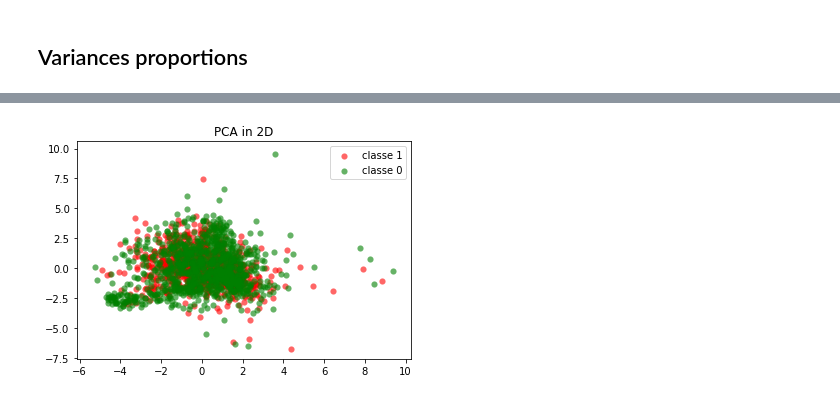
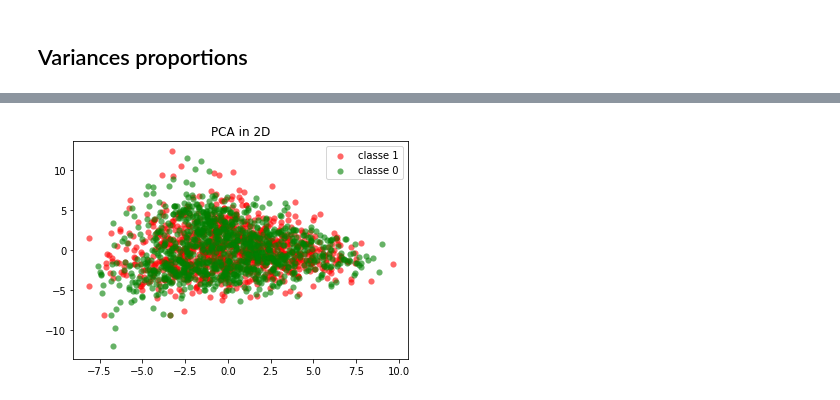
Before and after one commit to jhauret/Kaggle_KernelML_2021, a Jupyter notebook: FeaturesGeneration.ipynb, the cells around one changed output, grey strips where cells are left out. Saved outputs shown, nothing was run; the diff lists cells and outputs as text; code cells hidden in the pictures.

```diff
--- a/FeaturesGeneration.ipynb
+++ b/FeaturesGeneration.ipynb
@@ -11,23 +14,29 @@ from sklearn.decomposition import PCA
 # Load and standardize features by removing the mean and scaling to unit variance
 StandardScaler = lambda df: (df-df.mean())/df.std()
 
-XTrain0 = pd.read_csv('./data/Xtr0.csv', sep=' ', header=None)
-XTrain1 = pd.read_csv('./data/Xtr1.csv', sep=' ', header=None)
-XTrain2 = pd.read_csv('./data/Xtr2.csv', sep=' ', header=None)
+XTrain0 = pd.read_csv('./data/Xtr0_mat100.csv', sep=' ', header=None)
+XTrain1 = pd.read_csv('./data/Xtr1_mat100.csv', sep=' ', header=None)
+XTrain2 = pd.read_csv('./data/Xtr2_mat100.csv', sep=' ', header=None)
 
-XTrain0_mat100 = pd.read_csv('./data/Xtr0_mat100.csv', sep=' ', header=None)
-XTrain1_mat100 = pd.read_csv('./data/Xtr1_mat100.csv', sep=' ', header=None)
-XTrain2_mat100 = pd.read_csv('./data/Xtr2_mat100.csv', sep=' ', header=None)
-
-
-XTest0 = pd.read_csv('./data/Xte0.csv', sep=' ', header=None)
-XTest1 = pd.read_csv('./data/Xte1.csv', sep=' ', header=None)
-XTest2 = pd.read_csv('./data/Xte2.csv', sep=' ', header=None)
+# Standardize the Test features using the mean and std of the TRAIN features
+XTest0 = (pd.read_csv('./data/Xte0_mat100.csv', sep=' ', header=None)-XTrain0.mean())/XTrain0.std()
+XTest1 = (pd.read_csv('./data/Xte1_mat100.csv', sep=' ', header=None)-XTrain1.mean())/XTrain1.std()
+XTest2 = (pd.read_csv('./data/Xte2_mat100.csv', sep=' ', header=None)-XTrain2.mean())/XTrain2.std()
 
 YTrain0 = pd.read_csv('./data/Ytr0.csv', usecols = ['Bound'])
 YTrain1 = pd.read_csv('./data/Ytr1.csv', usecols = ['Bound'])
 YTrain2 = pd.read_csv('./data/Ytr2.csv', usecols = ['Bound'])
 
-XTrain0_mat100 = StandardScaler(XTrain0_mat100)
-XTrain1_mat100 = StandardScaler(XTrain1_mat100)
-XTrain2_mat100 = StandardScaler(XTrain2_mat100)
+XTrain0_ATGC = pd.read_csv('./data/Xtr0.csv', sep=' ', header=None)
+XTrain1_ATGC = pd.read_csv('./data/Xtr1.csv', sep=' ', header=None)
+XTrain2_ATGC = pd.read_csv('./data/Xtr2.csv', sep=' ', header=None)
+
+XTest0_ATGC = pd.read_csv('./data/Xte0.csv', sep=' ', header=None)
+XTest1_ATGC = pd.read_csv('./data/Xte1.csv', sep=' ', header=None)
+XTest2_ATGC = pd.read_csv('./data/Xte2.csv', sep=' ', header=None)
+
+
+# Standardize Train features
+XTrain0 = StandardScaler(XTrain0)
+XTrain1 = StandardScaler(XTrain1)
+XTrain2 = StandardScaler(XTrain2)
@@ -130,4 +123,4 @@ pca_visual(np.array(XTrain0_mat100))
 # %%
-pca_visual(spectral_features)
+pca_visual(XTrain0)
 # %% [output]
-[figure, old version]
+[figure, new version]
```
Also changed, not shown: parts of 19 cells of this notebook.
